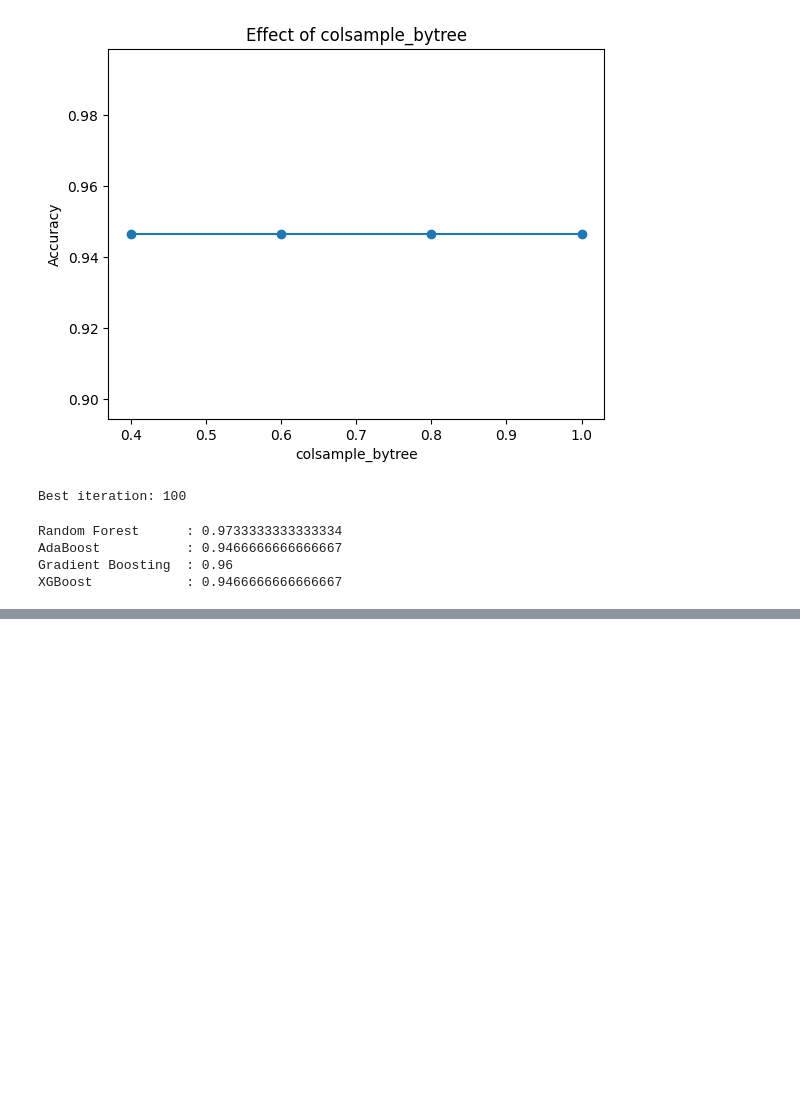
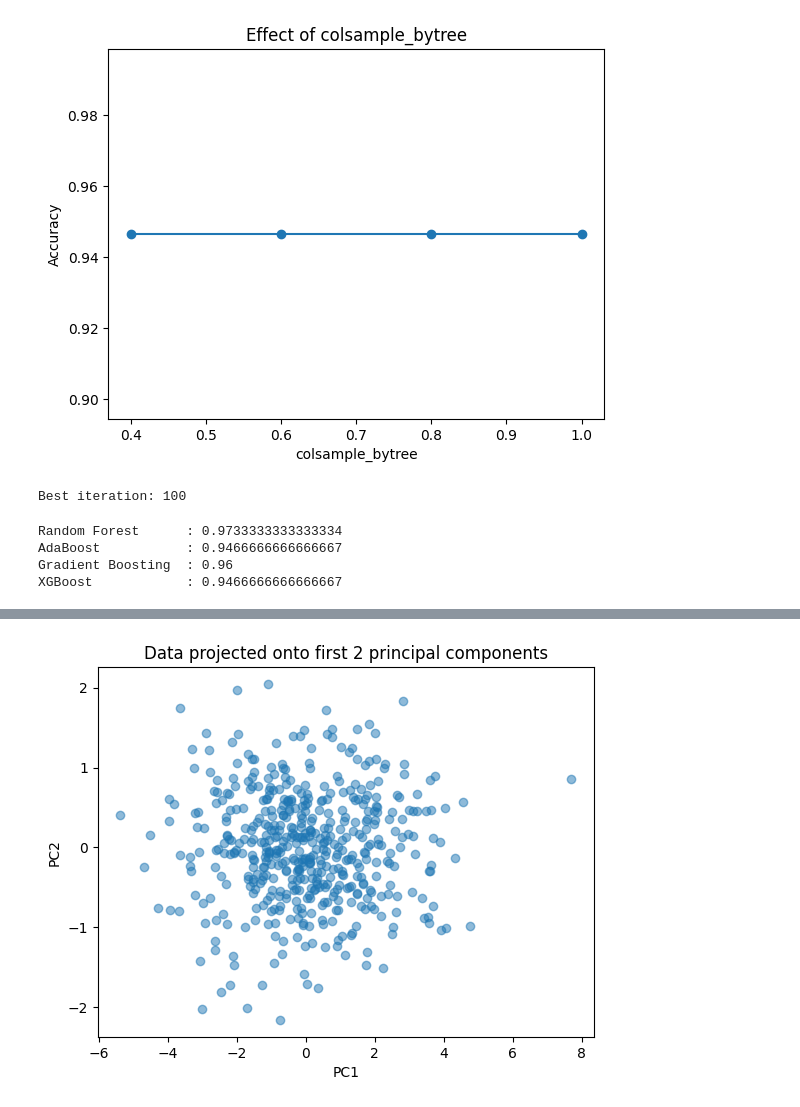
Before and after one commit to avikumart/DA-DS-Questions, a Jupyter notebook: ML_coding/Ml_coding_and_interviewn_practice.ipynb, the cells around one changed output, grey strips where cells are left out. Drawn from its saved outputs; the diff is of its cells as text; code cells hidden in the pictures; blank space fills up the shorter version.

```diff
--- a/ML_coding/Ml_coding_and_interviewn_practice.ipynb
+++ b/ML_coding/Ml_coding_and_interviewn_practice.ipynb
@@ -2118,0 +2198,13 @@ XGBoost            : 0.9466666666666667
+# %%
+# reduce the data to 2 dims
+pca_2 = PCA(n_components=2)
+
+X_pca = pca_2.fit_transform(X_scaled)
+
+plt.scatter(X_pca[:,0], X_pca[:,1], alpha=0.5)
+plt.title("Data projected onto first 2 principal components")
+plt.xlabel("PC1")
+plt.ylabel("PC2")
+plt.show()
+# %% [output]
+[figure, added]
```
Also changed, not shown: parts of 15 cells of this notebook.
